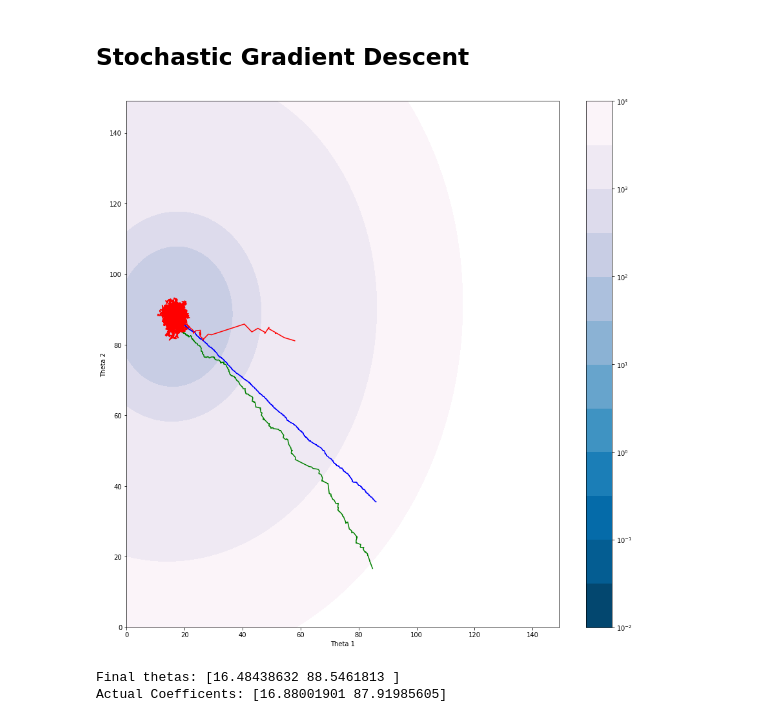
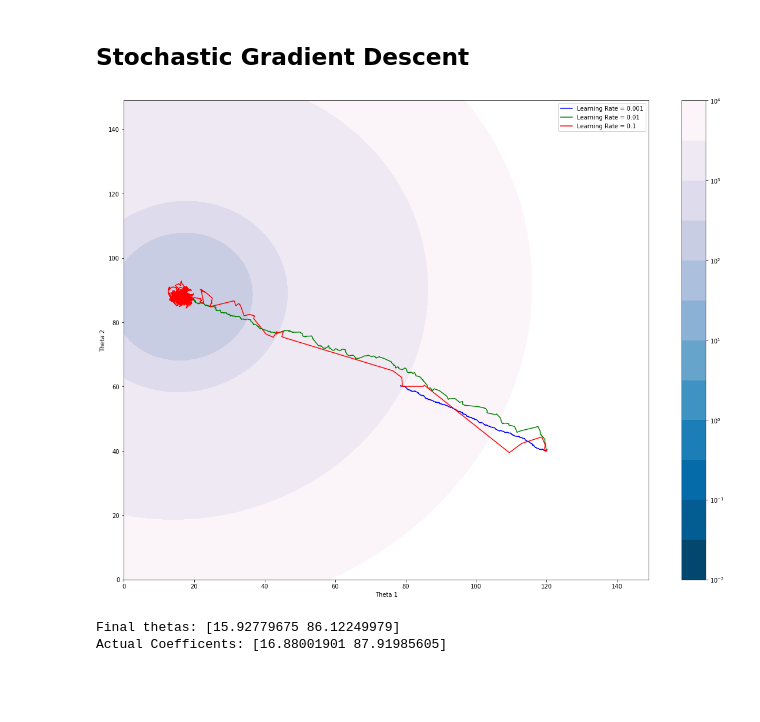
Before and after one commit to robahall/GradDesc, a Jupyter notebook: notebooks/1.0_rah_Gradient_Descent_Algorithims.ipynb, the cells around one changed output. Saved outputs shown, nothing was run; the diff lists cells and outputs as text; code cells hidden in the pictures; blank space fills up the shorter version.

```diff
--- a/notebooks/1.0_rah_Gradient_Descent_Algorithims.ipynb
+++ b/notebooks/1.0_rah_Gradient_Descent_Algorithims.ipynb
@@ -66,15 +47,16 @@ levels = [0.01, 0.05, 0.1, 0.5, 1, 5, 10, 50, 100, 500, 1000, 5000, 10000]
 fig, ax = plt.subplots(figsize=(15, 15))
 cs = ax.contourf(x,y,z, levels, locator=ticker.LogLocator(), cmap=cm.PuBu_r)
 
-epochs = 10000
+epochs = 100
 
 learing = [0.01, 0.1, 1]
 colors = ['b', 'g', 'r']
-random_start = [np.random.random(2,)*100 for i in range(3)]
+random_start = [np.array([120, 40.]) for i in range(3)]
 
 for lr, c, rs in zip(learing, colors,random_start):
     theta = rs
-    thetas, MSE = batch_gradient_descent(features, target, theta, lr, epochs)
+    #thetas, MSE = batch_gradient_descent(features, target, theta, lr, epochs)
+    thetas, MSE = gda.batch_gradient_descent(features, target, theta, lr, epochs)
     ax.plot(thetas[:,0],thetas[:,1], c)
 
 cbar = fig.colorbar(cs)
@@ -108,31 +90,33 @@ def stochastic_gradient_descent(X, y, theta, lr, epochs):
 # %%
 x = np.arange(0, 150, 1)
 y = np.arange(0, 150, 1)
 xx, yy = np.meshgrid(x, y, sparse=True)
 z = np.average((np.dot(features, np.array([xx, yy])) - target) ** 2)
 levels = [0.01, 0.05, 0.1, 0.5, 1, 5, 10, 50, 100, 500, 1000, 5000, 10000]
 
-fig, ax = plt.subplots(figsize=(15, 15))
+fig, ax = plt.subplots(figsize=(20, 15))
 cs = ax.contourf(x,y,z, levels, locator=ticker.LogLocator(), cmap=cm.PuBu_r)
 
 
 learing = [0.001, 0.01, 0.1]
 colors = ['b', 'g', 'r']
-random_start = [np.array([[]])]
-epochs = 10
+random_start = [np.array([120, 40.]) for i in range(3)]
+epochs = 100
 
 for lr, c, rs in zip(learing, colors,random_start):
     theta = rs
-    thetas, MSE = stochastic_gradient_descent(features, target, theta, lr, epochs)
-    ax.plot(thetas[:,0],thetas[:,1], c)
+    thetas, MSE = gda.stochastic_gradient_descent(features, target, theta, lr, epochs)
+    #thetas, MSE = stochastic_gradient_descent(features, target, theta, lr, epochs)
+    ax.plot(thetas[:,0],thetas[:,1], c, label='Learning Rate = {}'.format(lr))
+    ax.legend()
 
 cbar = fig.colorbar(cs)
 plt.xlabel('Theta 1')
 plt.ylabel('Theta 2')
 plt.show()
 print("Final thetas: {}".format(thetas[-1]))
 print("Actual Coefficents: {}".format(coef))
 # %% [output]
-[figure, old version]
+[figure, new version]
-Final thetas: [16.48438632 88.5461813 ]
+Final thetas: [15.92779675 86.12249979]
 Actual Coefficents: [16.88001901 87.91985605]
```
Also changed, not shown: parts of 16 cells of this notebook.
